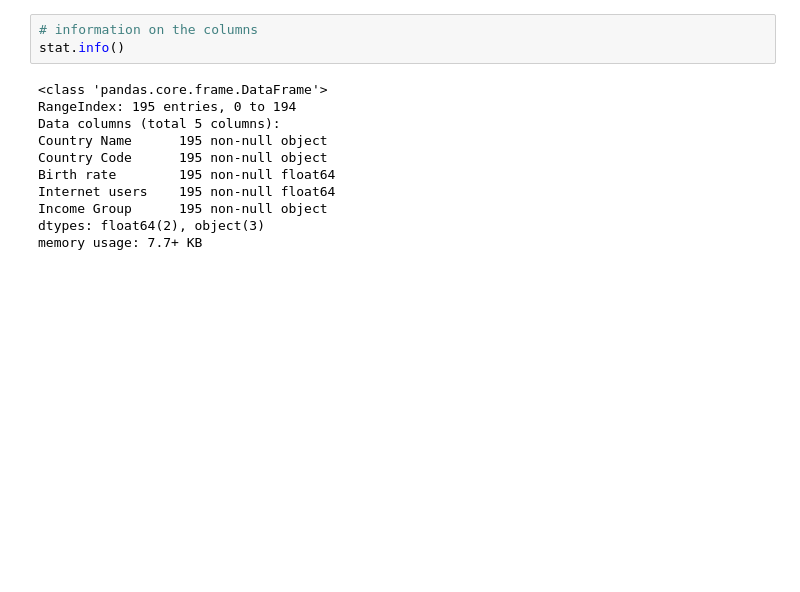
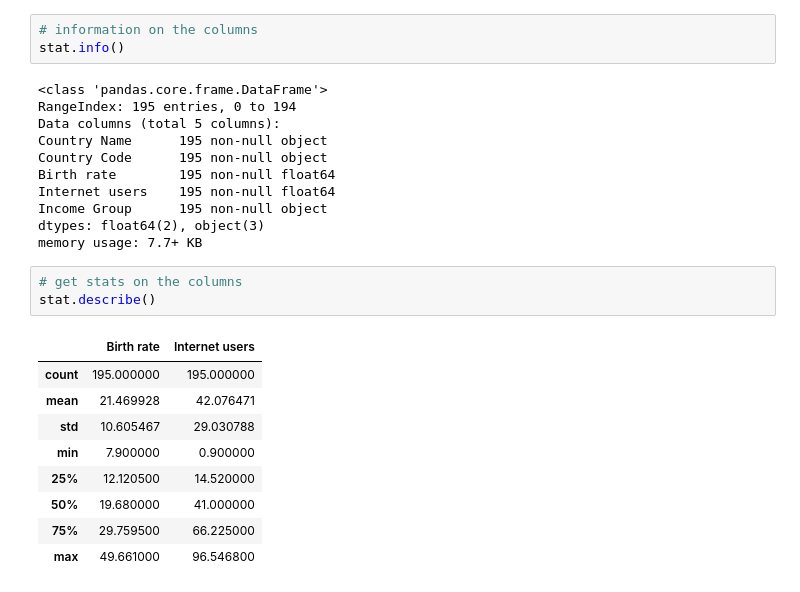
Before and after one commit to tedyeung/Python-, a Jupyter notebook: Pandas/Pandas_Basic.ipynb, the cells around one changed output. Drawn from its saved outputs; the diff is of its cells as text; blank space fills up the shorter version.

```diff
--- a/Pandas/Pandas_Basic.ipynb
+++ b/Pandas/Pandas_Basic.ipynb
@@ -85,3 +85,16 @@ Internet users    195 non-null float64
 Income Group      195 non-null object
 dtypes: float64(2), object(3)
 memory usage: 7.7+ KB
+# %%
+# get stats on the columns
+stat.describe()
+# %% [output]
+|  | Birth rate | Internet users |
+| count | 195.000000 | 195.000000 |
+| mean | 21.469928 | 42.076471 |
+| std | 10.605467 | 29.030788 |
+| min | 7.900000 | 0.900000 |
+| 25% | 12.120500 | 14.520000 |
+| 50% | 19.680000 | 41.000000 |
+| 75% | 29.759500 | 66.225000 |
+| max | 49.661000 | 96.546800 |
```
Also changed, not shown: parts of 1 cell of this notebook.
